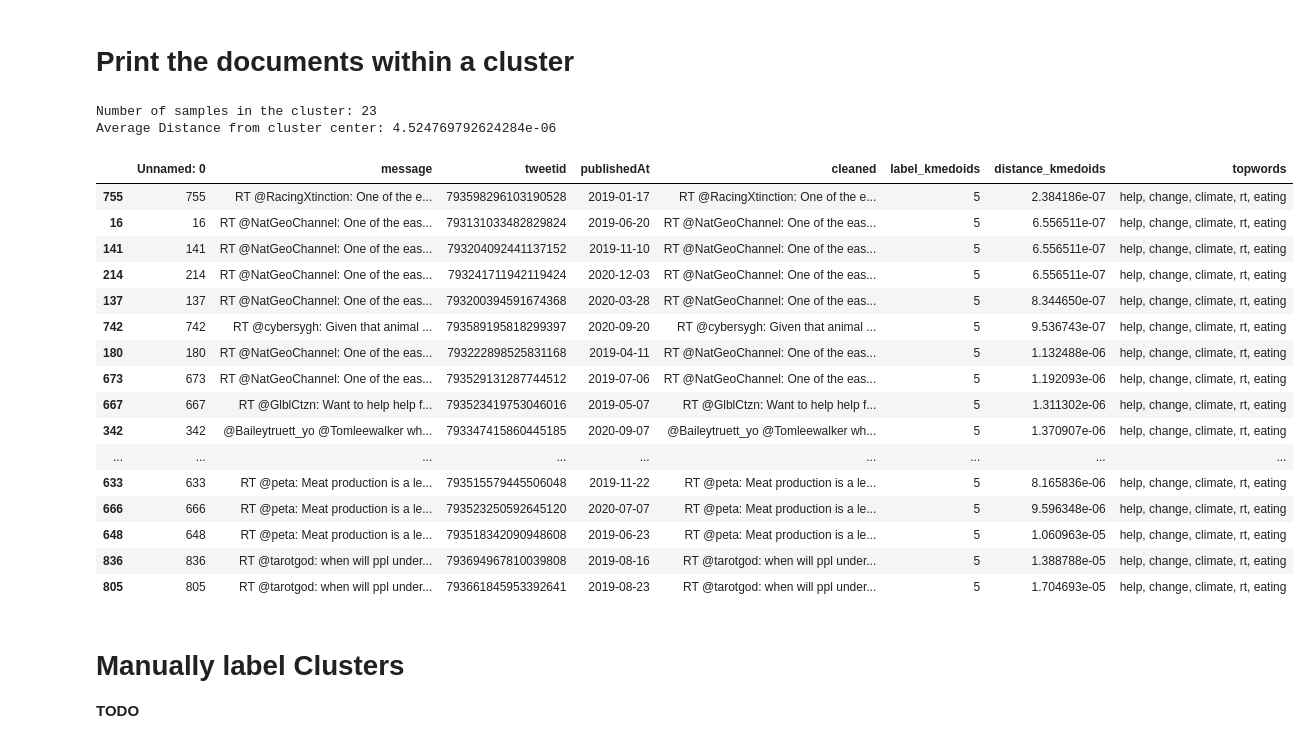
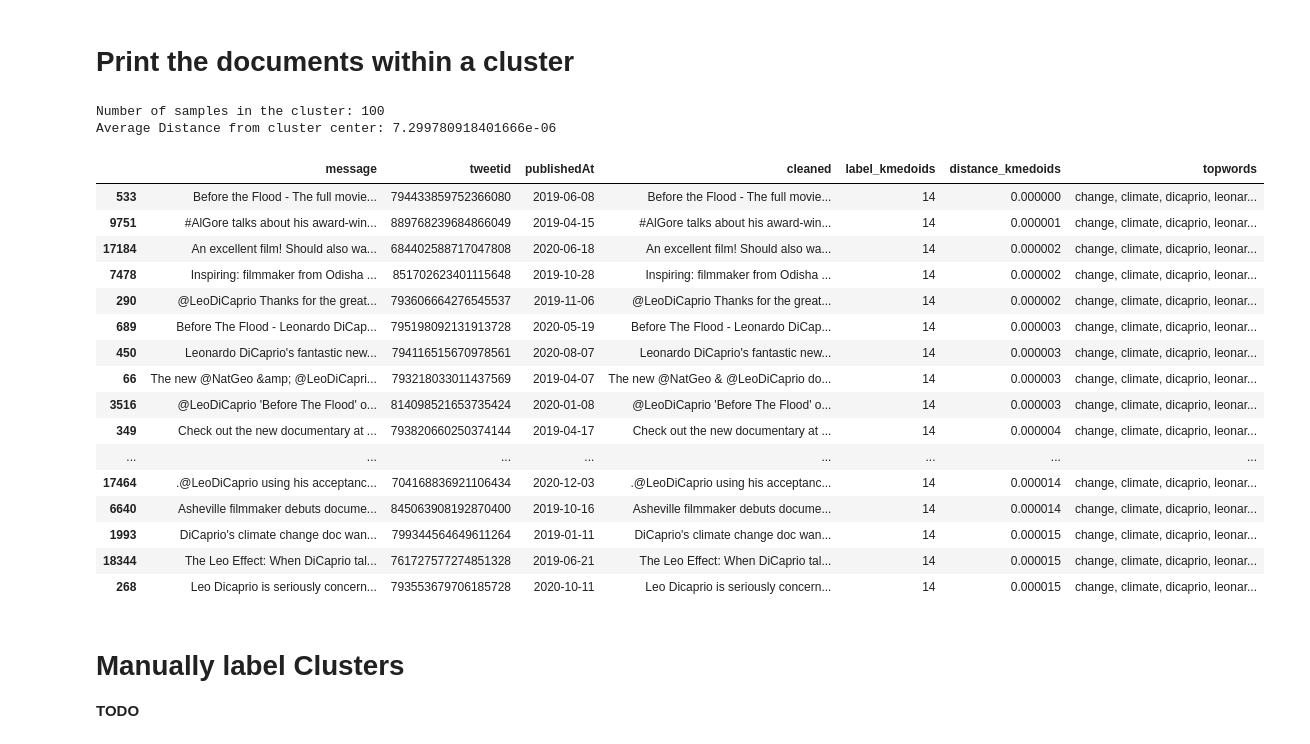
Before and after one commit to FUB-HCC/Reflexive-Machine-Learning-Toolbox, a Jupyter notebook: scenarios/sonja/Scenario_1.ipynb, the cells around one changed output. Cells and saved outputs as stored; diff of their text form; code cells hidden in the pictures.

```diff
--- a/scenarios/sonja/Scenario_1.ipynb
+++ b/scenarios/sonja/Scenario_1.ipynb
@@ -141,3 +143,0 @@ data.head()
-# %%
-data=data.head(1000)
-data.shape
@@ -145,0 +146,3 @@ data.shape
+# %%
+data = data[~data[text_column].str.startswith("RT")].reset_index(drop=True)
+data.shape
@@ -318,7 +329,7 @@ For an intuitive explanation of the K-Medoids algorithm, see: https://medium.com
 # %%
 from sklearn_extra.cluster import KMedoids
 # %%
-number_of_clusters =  10
+number_of_clusters =  32
 
 clustering = KMedoids(n_clusters=number_of_clusters,  init='k-medoids++').fit(embeddings_reduced)
 labels = clustering.labels_
@@ -470,40 +492,40 @@ data_medoids
 # Print the documents within a cluster
 # %%
 #  Number of Cluster to print
-cluster_number =   5#@param {type:"number"}
+cluster_number =   14#@param {type:"number"}
 #@markdown Number of samples to print
-number_of_samples_to_print = 1000#@param {type:"number"}
+number_of_samples_to_print = 100#@param {type:"number"}
 
 data[cluster_method] = data[cluster_method].astype('category')
 cluster = data[data[cluster_method]==cluster_number]
 if cluster['cleaned'].count()<=number_of_samples_to_print:
   number_of_samples_to_print = cluster['cleaned'].count()
 
 cluster = cluster.sort_values(by='distance_kmedoids').head(number_of_samples_to_print)
 
 print("Number of samples in the cluster:", cluster["cleaned"].count())
 print("Average Distance from cluster center:", np.mean(cluster['distance_kmedoids']))
 cluster[:]
 # %% [output]
-Number of samples in the cluster: 23
-Average Distance from cluster center: 4.524769792624284e-06
+Number of samples in the cluster: 100
+Average Distance from cluster center: 7.299780918401666e-06
-|  | Unnamed: 0 | message | tweetid | publishedAt | cleaned | label_kmedoids | distance_kmedoids | topwords |
-| 755 | 755 | RT @RacingXtinction: One of the e... | 793598296103190528 | 2019-01-17 | RT @RacingXtinction: One of the e... | 5 | 2.384186e-07 | help, change, climate, rt, eating |
-| 16 | 16 | RT @NatGeoChannel: One of the eas... | 793131033482829824 | 2019-06-20 | RT @NatGeoChannel: One of the eas... | 5 | 6.556511e-07 | help, change, climate, rt, eating |
-| 141 | 141 | RT @NatGeoChannel: One of the eas... | 793204092441137152 | 2019-11-10 | RT @NatGeoChannel: One of the eas... | 5 | 6.556511e-07 | help, change, climate, rt, eating |
-| 214 | 214 | RT @NatGeoChannel: One of the eas... | 793241711942119424 | 2020-12-03 | RT @NatGeoChannel: One of the eas... | 5 | 6.556511e-07 | help, change, climate, rt, eating |
-| 137 | 137 | RT @NatGeoChannel: One of the eas... | 793200394591674368 | 2020-03-28 | RT @NatGeoChannel: One of the eas... | 5 | 8.344650e-07 | help, change, climate, rt, eating |
-| 742 | 742 | RT @cybersygh: Given that animal ... | 793589195818299397 | 2020-09-20 | RT @cybersygh: Given that animal ... | 5 | 9.536743e-07 | help, change, climate, rt, eating |
-| 180 | 180 | RT @NatGeoChannel: One of the eas... | 793222898525831168 | 2019-04-11 | RT @NatGeoChannel: One of the eas... | 5 | 1.132488e-06 | help, change, climate, rt, eating |
-| 673 | 673 | RT @NatGeoChannel: One of the eas... | 793529131287744512 | 2019-07-06 | RT @NatGeoChannel: One of the eas... | 5 | 1.192093e-06 | help, change, climate, rt, eating |
-| 667 | 667 | RT @GlblCtzn: Want to help help f... | 793523419753046016 | 2019-05-07 | RT @GlblCtzn: Want to help help f... | 5 | 1.311302e-06 | help, change, climate, rt, eating |
-| 342 | 342 | @Baileytruett_yo @Tomleewalker wh... | 793347415860445185 | 2020-09-07 | @Baileytruett_yo @Tomleewalker wh... | 5 | 1.370907e-06 | help, change, climate, rt, eating |
-| ... | ... | ... | ... | ... | ... | ... | ... | ... |
-| 633 | 633 | RT @peta: Meat production is a le... | 793515579445506048 | 2019-11-22 | RT @peta: Meat production is a le... | 5 | 8.165836e-06 | help, change, climate, rt, eating |
-| 666 | 666 | RT @peta: Meat production is a le... | 793523250592645120 | 2020-07-07 | RT @peta: Meat production is a le... | 5 | 9.596348e-06 | help, change, climate, rt, eating |
-| 648 | 648 | RT @peta: Meat production is a le... | 793518342090948608 | 2019-06-23 | RT @peta: Meat production is a le... | 5 | 1.060963e-05 | help, change, climate, rt, eating |
-| 836 | 836 | RT @tarotgod: when will ppl under... | 793694967810039808 | 2019-08-16 | RT @tarotgod: when will ppl under... | 5 | 1.388788e-05 | help, change, climate, rt, eating |
-| 805 | 805 | RT @tarotgod: when will ppl under... | 793661845953392641 | 2019-08-23 | RT @tarotgod: when will ppl under... | 5 | 1.704693e-05 | help, change, climate, rt, eating |
+|  | message | tweetid | publishedAt | cleaned | label_kmedoids | distance_kmedoids | topwords |
+| 533 | Before the Flood - The full movie... | 794433859752366080 | 2019-06-08 | Before the Flood - The full movie... | 14 | 0.000000 | change, climate, dicaprio, leonar... |
+| 9751 | #AlGore talks about his award-win... | 889768239684866049 | 2019-04-15 | #AlGore talks about his award-win... | 14 | 0.000001 | change, climate, dicaprio, leonar... |
+| 17184 | An excellent film! Should also wa... | 684402588717047808 | 2020-06-18 | An excellent film! Should also wa... | 14 | 0.000002 | change, climate, dicaprio, leonar... |
+| 7478 | Inspiring: filmmaker from Odisha ... | 851702623401115648 | 2019-10-28 | Inspiring: filmmaker from Odisha ... | 14 | 0.000002 | change, climate, dicaprio, leonar... |
+| 290 | @LeoDiCaprio Thanks for the great... | 793606664276545537 | 2019-11-06 | @LeoDiCaprio Thanks for the great... | 14 | 0.000002 | change, climate, dicaprio, leonar... |
+| 689 | Before The Flood - Leonardo DiCap... | 795198092131913728 | 2020-05-19 | Before The Flood - Leonardo DiCap... | 14 | 0.000003 | change, climate, dicaprio, leonar... |
+| 450 | Leonardo DiCaprio's fantastic new... | 794116515670978561 | 2020-08-07 | Leonardo DiCaprio's fantastic new... | 14 | 0.000003 | change, climate, dicaprio, leonar... |
+| 66 | The new @NatGeo &amp; @LeoDiCapri... | 793218033011437569 | 2019-04-07 | The new @NatGeo & @LeoDiCaprio do... | 14 | 0.000003 | change, climate, dicaprio, leonar... |
+| 3516 | @LeoDiCaprio 'Before The Flood' o... | 814098521653735424 | 2020-01-08 | @LeoDiCaprio 'Before The Flood' o... | 14 | 0.000003 | change, climate, dicaprio, leonar... |
+| 349 | Check out the new documentary at ... | 793820660250374144 | 2019-04-17 | Check out the new documentary at ... | 14 | 0.000004 | change, climate, dicaprio, leonar... |
+| ... | ... | ... | ... | ... | ... | ... | ... |
+| 17464 | .@LeoDiCaprio using his acceptanc... | 704168836921106434 | 2020-12-03 | .@LeoDiCaprio using his acceptanc... | 14 | 0.000014 | change, climate, dicaprio, leonar... |
+| 6640 | Asheville filmmaker debuts docume... | 845063908192870400 | 2019-10-16 | Asheville filmmaker debuts docume... | 14 | 0.000014 | change, climate, dicaprio, leonar... |
+| 1993 | DiCaprio's climate change doc wan... | 799344564649611264 | 2019-01-11 | DiCaprio's climate change doc wan... | 14 | 0.000015 | change, climate, dicaprio, leonar... |
+| 18344 | The Leo Effect: When DiCaprio tal... | 761727577274851328 | 2019-06-21 | The Leo Effect: When DiCaprio tal... | 14 | 0.000015 | change, climate, dicaprio, leonar... |
+| 268 | Leo Dicaprio is seriously concern... | 793553679706185728 | 2020-10-11 | Leo Dicaprio is seriously concern... | 14 | 0.000015 | change, climate, dicaprio, leonar... |
 # %% [markdown]
 # Manually label Clusters
 
```
Also changed, not shown: parts of 19 cells of this notebook, 3 other files.
